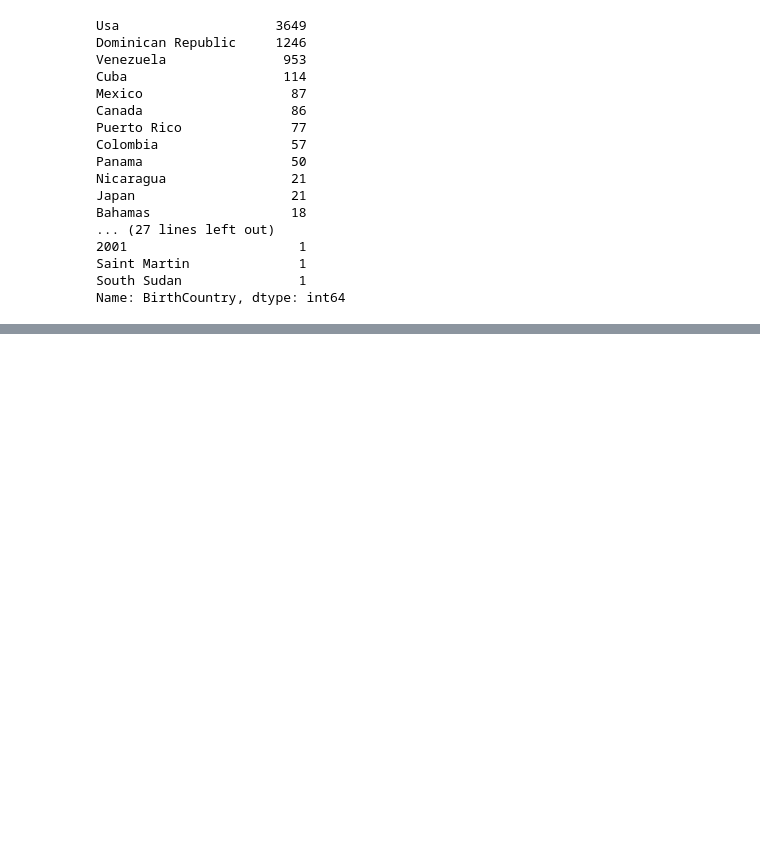
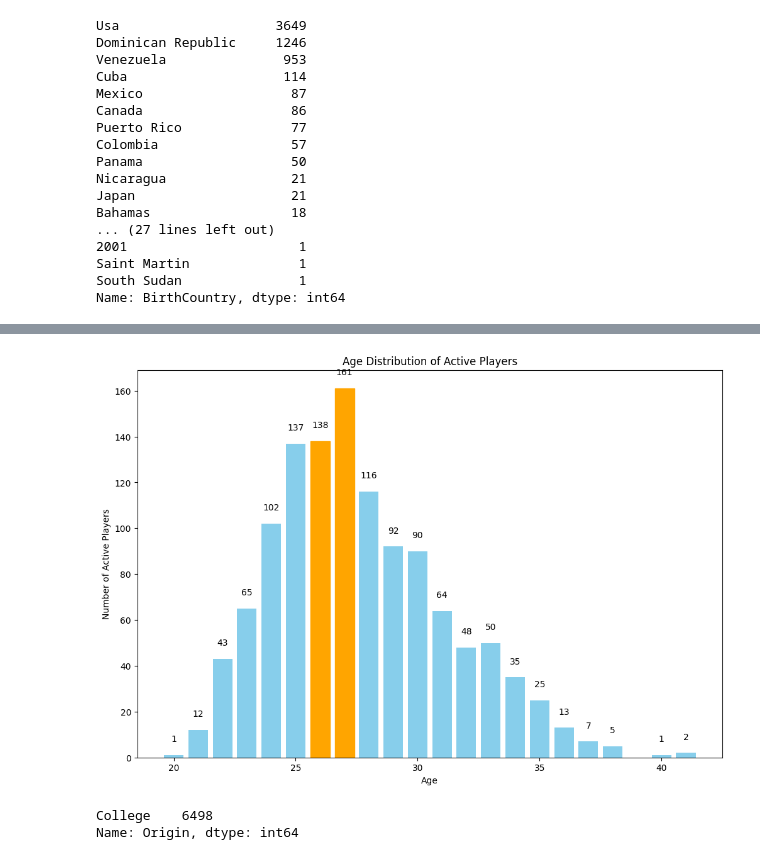
Before and after one commit to avidcyclist/baseball_data, a Jupyter notebook: data/data_playground.ipynb, the cells around one changed output, grey strips where cells are left out. Drawn from its saved outputs; the diff is of its cells as text; code cells hidden in the pictures; blank space fills up the shorter version.

```diff
--- a/data/data_playground.ipynb
+++ b/data/data_playground.ipynb
@@ -589,0 +500,62 @@ Name: BirthCountry, dtype: int64
+# %%
+# Ensure the BirthDate column is in datetime format
+players_data['BirthDate'] = pd.to_datetime(players_data['BirthDate'], errors='coerce')
+
+# Filter to include only active players
+active_players = players_data[players_data['Status'] == 'Active'].copy()
+
+# Calculate the age of each active player
+current_date = datetime.now()
+active_players.loc[:, 'Age'] = active_players['BirthDate'].apply(lambda x: current_date.year - x.year - ((current_date.month, current_date.day) < (x.month, x.day)) if pd.notnull(x) else None)
+
+# Get the value counts of the ages for active players
+active_age_counts = active_players['Age'].value_counts().sort_index()
+
+# Plot the bar chart for active players
+plt.figure(figsize=(12, 8))
+bars = plt.bar(active_age_counts.index, active_age_counts.values, color='skyblue')
+
+# Highlight the peak age range (25-27)
+for bar in bars:
+    if 25 <= bar.get_x() <= 27:
+        bar.set_color('orange')
+
+# Add annotations for the peak age range
+for bar in bars:
+    yval = bar.get_height()
+    plt.text(bar.get_x() + bar.get_width()/2, yval + 5, int(yval), ha='center', va='bottom')
+
+plt.xlabel('Age')
+plt.ylabel('Number of Active Players')
+plt.title('Age Distribution of Active Players')
+plt.xticks(rotation=0)
+plt.show()
+# %% [output]
+[figure, added]
+# %%
+# Ensure the BirthCountry, HighSchool, and College columns are in the correct format
+players_data['BirthCountry'] = players_data['BirthCountry'].str.strip().str.title()
+players_data['HighSchool'] = players_data['HighSchool'].str.strip()
+players_data['College'] = players_data['College'].str.strip()
+
+# Classify players
+def classify_player(row):
+    if pd.notnull(row['College']):
+        return 'College'
+    elif pd.notnull(row['HighSchool']) and pd.isnull(row['College']):
+        return 'High School'
+    elif row['BirthCountry'] != 'USA':
+        return 'International'
+    else:
+        return 'Unknown'
+
+players_data['Origin'] = players_data.apply(classify_player, axis=1)
+
+# Count the number of players from each category
+origin_counts = players_data['Origin'].value_counts()
+
+# Print the counts
+print(origin_counts)
+# %% [output]
+College    6498
+Name: Origin, dtype: int64
```
Also changed, not shown: parts of 8 cells of this notebook, 3 other files.
